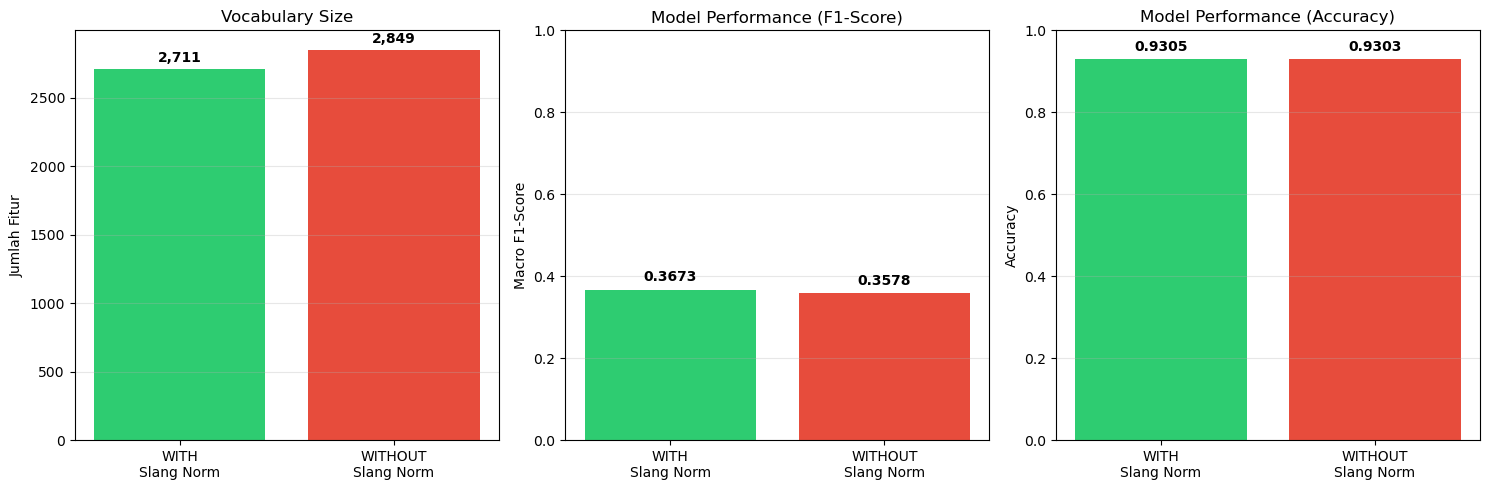
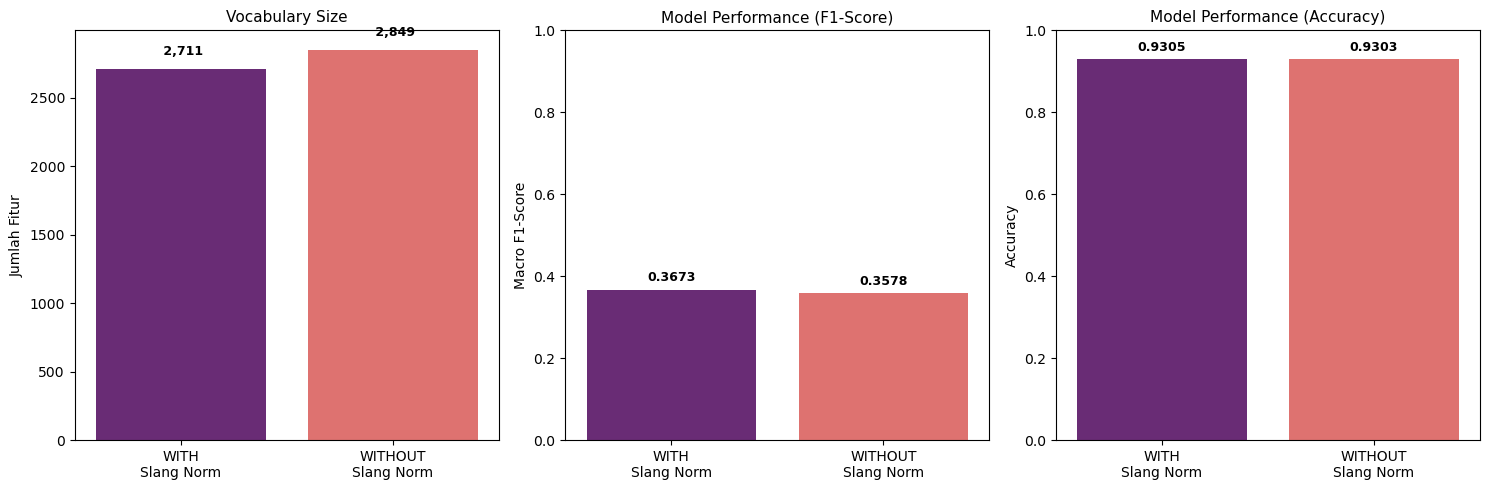
Unified diff of the notebook cell whose output changed from the first chart to the second:
--- before
+++ after
@@ -15,5 +15,4 @@
 
 # --- LOAD DATASET WITHOUT SLANG (LANGSUNG DARI CSV) ---
-
 print("[1/2] Memuat dataset WITHOUT slang normalization...")
 df_no_slang = pd.read_csv('data_NO_slang_normalization.csv')
@@ -87,34 +86,43 @@
 
 # --- VISUALISASI ---
+print("\n" + "="*55)
+print("PERBANDINGAN:   WITH vs WITHOUT SLANG NORMALIZATION")
+print("="*55)
+
+df_ablation_display = pd.DataFrame([results_with_slang, results_no_slang])
+df_ablation_display = df_ablation_display[['preprocessing', 'vocabulary_size', 'macro_f1', 'accuracy']]
+display(df_ablation_display)
+
+# Plot menggunakan seaborn (sama style kayak Tahap 4)
 fig, axes = plt.subplots(1, 3, figsize=(15, 5))
 
-axes[0].bar(['WITH\nSlang Norm', 'WITHOUT\nSlang Norm'], 
-            [results_with_slang['vocabulary_size'], results_no_slang['vocabulary_size']],
-            color=['#2ecc71', '#e74c3c'])
-axes[0].set_ylabel('Jumlah Fitur')
-axes[0].set_title('Vocabulary Size')
-axes[0].grid(axis='y', alpha=0.3)
-for i, v in enumerate([results_with_slang['vocabulary_size'], results_no_slang['vocabulary_size']]):
-    axes[0].text(i, v + 50, f'{v:,}', ha='center', fontweight='bold')
+# Persiapan data untuk plotting
+prep_labels = ['WITH\nSlang Norm', 'WITHOUT\nSlang Norm']
+vocab_values = [results_with_slang['vocabulary_size'], results_no_slang['vocabulary_size']]
+f1_values = [results_with_slang['macro_f1'], results_no_slang['macro_f1']]
+acc_values = [results_with_slang['accuracy'], results_no_slang['accuracy']]
 
-axes[1].bar(['WITH\nSlang Norm', 'WITHOUT\nSlang Norm'], 
-            [results_with_slang['macro_f1'], results_no_slang['macro_f1']],
-            color=['#2ecc71', '#e74c3c'])
-axes[1].set_ylabel('Macro F1-Score')
-axes[1].set_title('Model Performance (F1-Score)')
+# Subplot 1: Vocabulary Size
+sns.barplot(x=prep_labels, y=vocab_values, palette='magma', hue=prep_labels, ax=axes[0])
+axes[0].set_ylabel('Jumlah Fitur', fontsize=10)
+axes[0].set_title('Vocabulary Size', fontsize=11)
+for i, v in enumerate(vocab_values):
+    axes[0].text(i, v + 100, f'{v: ,}', ha='center', fontweight='bold', fontsize=9)
+
+# Subplot 2: Macro F1-Score
+sns.barplot(x=prep_labels, y=f1_values, palette='magma', hue=prep_labels, ax=axes[1])
+axes[1].set_ylabel('Macro F1-Score', fontsize=10)
+axes[1].set_title('Model Performance (F1-Score)', fontsize=11)
 axes[1].set_ylim(0, 1.0)
-axes[1].grid(axis='y', alpha=0.3)
-for i, v in enumerate([results_with_slang['macro_f1'], results_no_slang['macro_f1']]):
-    axes[1].text(i, v + 0.02, f'{v:.4f}', ha='center', fontweight='bold')
+for i, v in enumerate(f1_values):
+    axes[1].text(i, v + 0.02, f'{v:.4f}', ha='center', fontweight='bold', fontsize=9)
 
-axes[2].bar(['WITH\nSlang Norm', 'WITHOUT\nSlang Norm'], 
-            [results_with_slang['accuracy'], results_no_slang['accuracy']],
-            color=['#2ecc71', '#e74c3c'])
-axes[2].set_ylabel('Accuracy')
-axes[2].set_title('Model Performance (Accuracy)')
+# Subplot 3: Accuracy
+sns.barplot(x=prep_labels, y=acc_values, palette='magma', hue=prep_labels, ax=axes[2])
+axes[2].set_ylabel('Accuracy', fontsize=10)
+axes[2].set_title('Model Performance (Accuracy)', fontsize=11)
 axes[2].set_ylim(0, 1.0)
-axes[2].grid(axis='y', alpha=0.3)
-for i, v in enumerate([results_with_slang['accuracy'], results_no_slang['accuracy']]):
-    axes[2].text(i, v + 0.02, f'{v:.4f}', ha='center', fontweight='bold')
+for i, v in enumerate(acc_values):
+    axes[2].text(i, v + 0.02, f'{v:.4f}', ha='center', fontweight='bold', fontsize=9)
 
 plt.tight_layout()

Commit: visualisasi